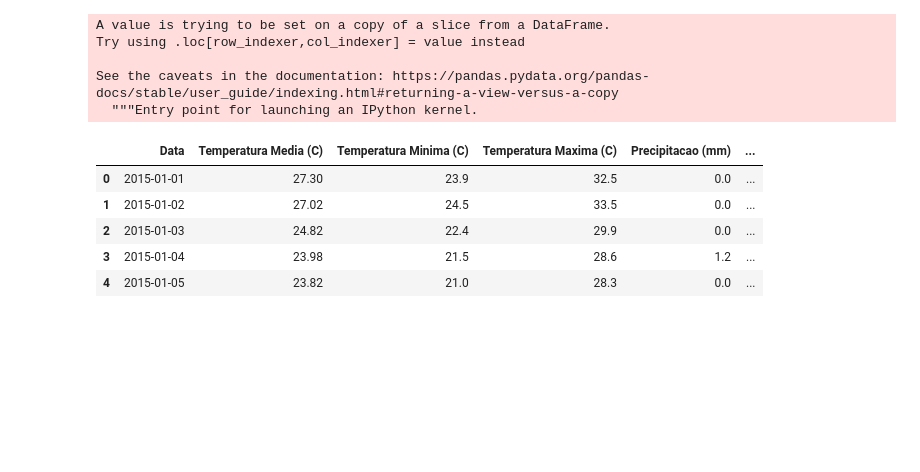
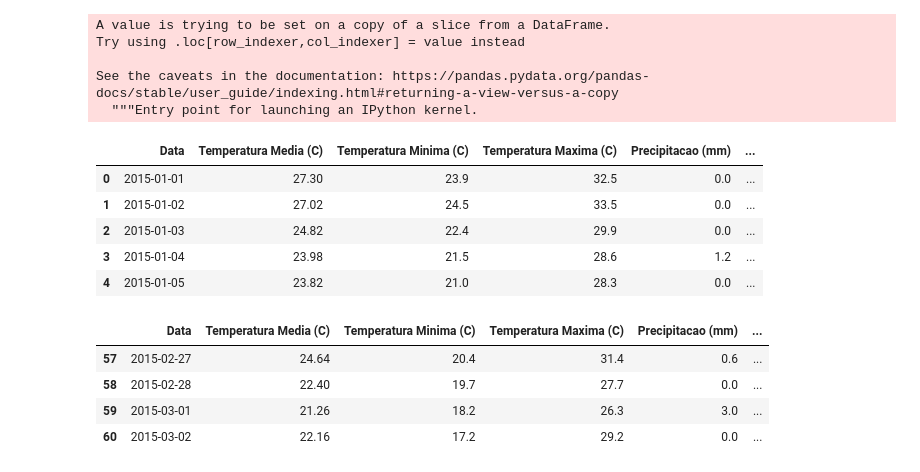
Before and after one commit to Pedro4010/carnawari, a Jupyter notebook: regressao.ipynb, the cells around one changed output. Drawn from its saved outputs; the diff is of its cells as text; code cells hidden in the pictures; blank space fills up the shorter version.

```diff
--- a/regressao.ipynb
+++ b/regressao.ipynb
@@ -307,3 +307,13 @@ df.head()
 | 4 | 2015-01-05 | 23.82 | 21.0 | 28.3 | 0.0 | ... |
 # %%
 # Pensando nos 4 dias propostos a venda de cerveja. 27/02/2022, 28/02/2022, 01/03/2022, 02/03/2022
+# Primeiro vamos olhar como foram esses 4 dias no ano de 2015.
+
+df_diasdevenda = df.loc[(df['Data']> '2015-02-26') & (df['Data'] < '2015-03-03')]
+df_diasdevenda
+# %% [output]
+|  | Data | Temperatura Media (C) | Temperatura Minima (C) | Temperatura Maxima (C) | Precipitacao (mm) | ... |
+| 57 | 2015-02-27 | 24.64 | 20.4 | 31.4 | 0.6 | ... |
+| 58 | 2015-02-28 | 22.40 | 19.7 | 27.7 | 0.0 | ... |
+| 59 | 2015-03-01 | 21.26 | 18.2 | 26.3 | 3.0 | ... |
+| 60 | 2015-03-02 | 22.16 | 17.2 | 29.2 | 0.0 | ... |
```
Also changed, not shown: parts of 8 cells of this notebook.
